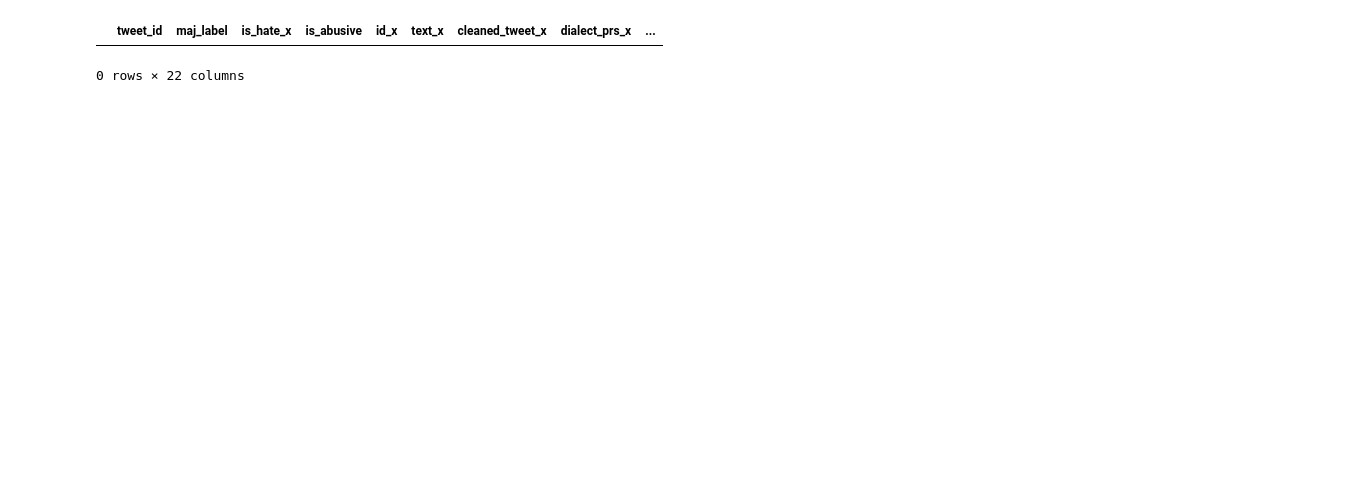
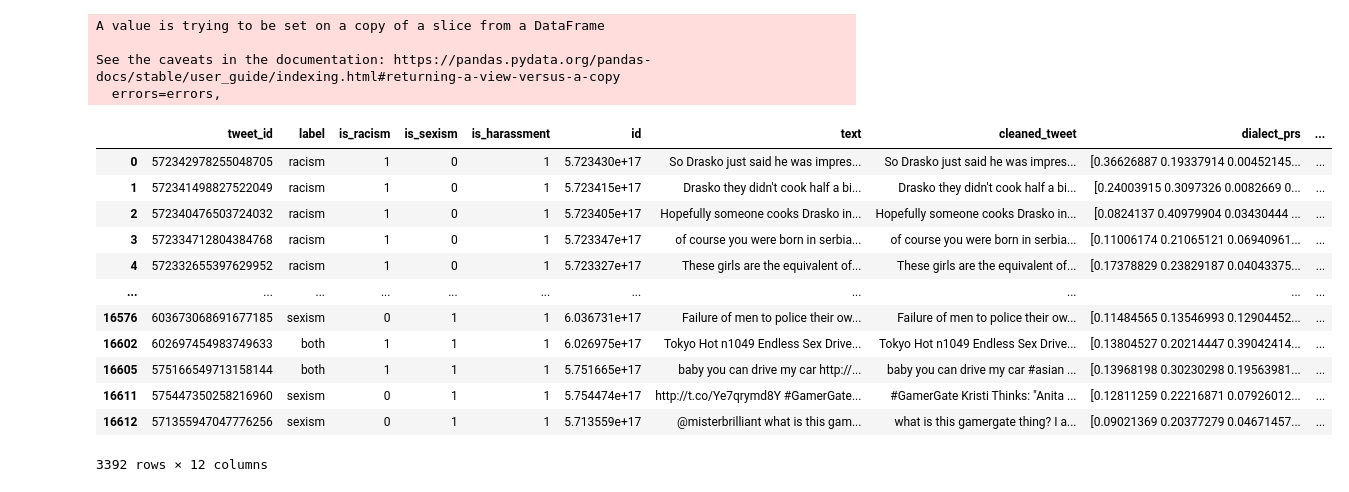
Before and after one commit to matanhalevy/DebiasingHateDetectionAAE, a Jupyter notebook: notebooks/twitter_datasets.ipynb, the cells around one changed output. Drawn from its saved outputs; the diff is of its cells as text; code cells hidden in the pictures; blank space fills up the shorter version.

Commit message:
harassment changes

```diff
--- a/notebooks/twitter_datasets.ipynb
+++ b/notebooks/twitter_datasets.ipynb
@@ -76,8 +77,3 @@ waseem -  shape: (16631, 12)  - label distribution: 0.204 - columns: Index(['twe
 golbeck -  shape: (19718, 8)  - label distribution: 0.241 - columns: Index(['Code', 'Tweet', 'is_hate', 'cleaned_tweet', 'dialect_prs', 'is_aae_08',
        'is_aae_06', 'original_ds'],
       dtype='object')
-# %%
-founta.merge(waseem, how='inner', on='tweet_id') # no overlap on tweet_id
-# %% [output]
-|  | tweet_id | maj_label | is_hate_x | is_abusive | id_x | text_x | cleaned_tweet_x | dialect_prs_x | ... |
-0 rows × 22 columns
@@ -84,3 +85,26 @@ founta.merge(waseem, how='inner', on='tweet_id') # no overlap on tweet_id
+# %%
+# waseem assume that all sexist + racist tweets are harassment, can't assume the inverse (not harassment when not
+waseem_harassment = waseem[waseem['is_hate']==1]
+waseem_harassment.rename(columns={"is_hate":"is_harassment"}, inplace=True)
+waseem_harassment
+# %% [output]
+A value is trying to be set on a copy of a slice from a DataFrame
+
+See the caveats in the documentation: https://pandas.pydata.org/pandas-docs/stable/user_guide/indexing.html#returning-a-view-versus-a-copy
+  errors=errors,
+|  | tweet_id | label | is_racism | is_sexism | is_harassment | id | text | cleaned_tweet | dialect_prs | ... |
+| 0 | 572342978255048705 | racism | 1 | 0 | 1 | 5.723430e+17 | So Drasko just said he was impres... | So Drasko just said he was impres... | [0.36626887 0.19337914 0.00452145... | ... |
+| 1 | 572341498827522049 | racism | 1 | 0 | 1 | 5.723415e+17 | Drasko they didn't cook half a bi... | Drasko they didn't cook half a bi... | [0.24003915 0.3097326 0.0082669 0... | ... |
+| 2 | 572340476503724032 | racism | 1 | 0 | 1 | 5.723405e+17 | Hopefully someone cooks Drasko in... | Hopefully someone cooks Drasko in... | [0.0824137 0.40979904 0.03430444 ... | ... |
+| 3 | 572334712804384768 | racism | 1 | 0 | 1 | 5.723347e+17 | of course you were born in serbia... | of course you were born in serbia... | [0.11006174 0.21065121 0.06940961... | ... |
+| 4 | 572332655397629952 | racism | 1 | 0 | 1 | 5.723327e+17 | These girls are the equivalent of... | These girls are the equivalent of... | [0.17378829 0.23829187 0.04043375... | ... |
+| ... | ... | ... | ... | ... | ... | ... | ... | ... | ... | ... |
+| 16576 | 603673068691677185 | sexism | 0 | 1 | 1 | 6.036731e+17 | Failure of men to police their ow... | Failure of men to police their ow... | [0.11484565 0.13546993 0.12904452... | ... |
+| 16602 | 602697454983749633 | both | 1 | 1 | 1 | 6.026975e+17 | Tokyo Hot n1049 Endless Sex Drive... | Tokyo Hot n1049 Endless Sex Drive... | [0.13804527 0.20214447 0.39042414... | ... |
+| 16605 | 575166549713158144 | both | 1 | 1 | 1 | 5.751665e+17 | baby you can drive my car http://... | baby you can drive my car #asian ... | [0.13968198 0.30230298 0.19563981... | ... |
+| 16611 | 575447350258216960 | sexism | 0 | 1 | 1 | 5.754474e+17 | http://t.co/Ye7qrymd8Y #GamerGate... | #GamerGate Kristi Thinks: "Anita ... | [0.12811259 0.22216871 0.07926012... | ... |
+| 16612 | 571355947047776256 | sexism | 0 | 1 | 1 | 5.713559e+17 | @misterbrilliant what is this gam... | what is this gamergate thing? I a... | [0.09021369 0.20377279 0.04671457... | ... |
+3392 rows × 12 columns
 # %%
 davidson.rename(columns={"tweet":"text"},inplace=True)
 golbeck.rename(columns={"Tweet":"text"},inplace=True)
```
Also changed, not shown: parts of 25 cells of this notebook, 13 other files.
